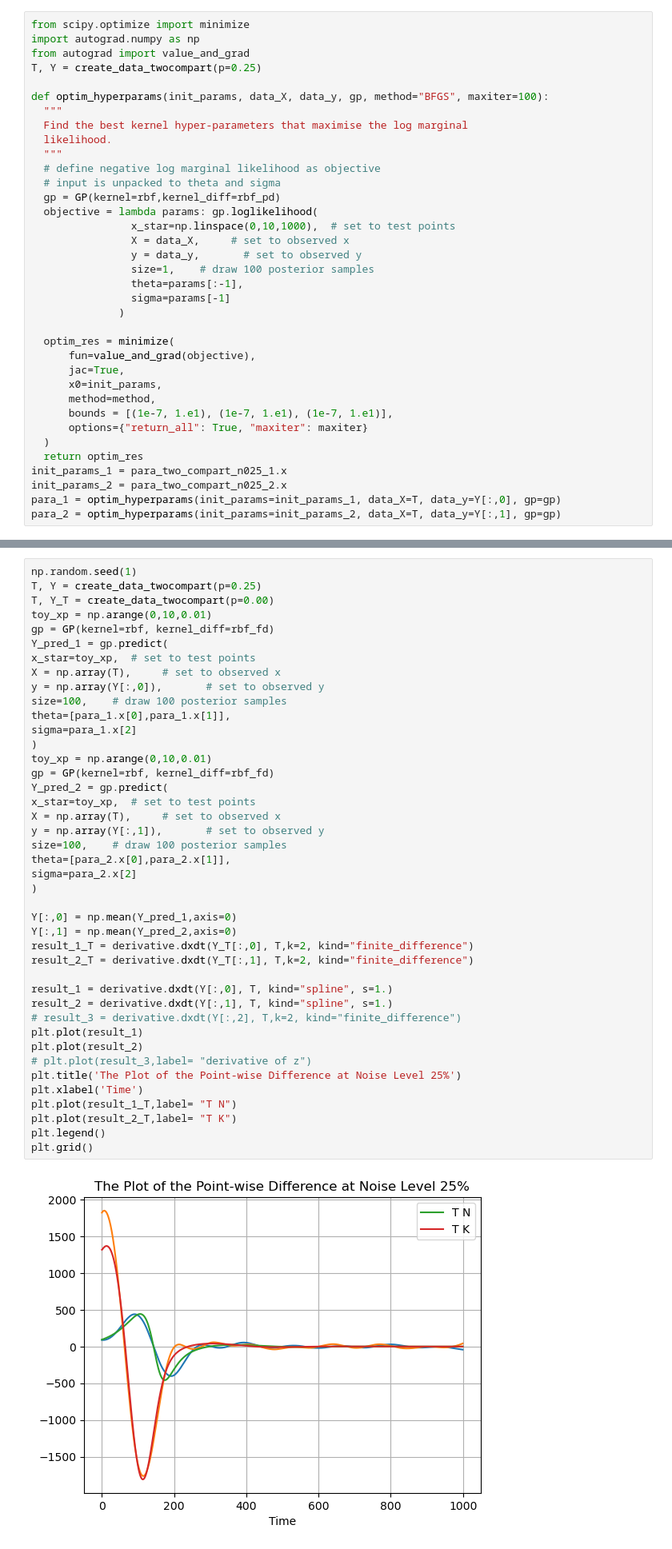
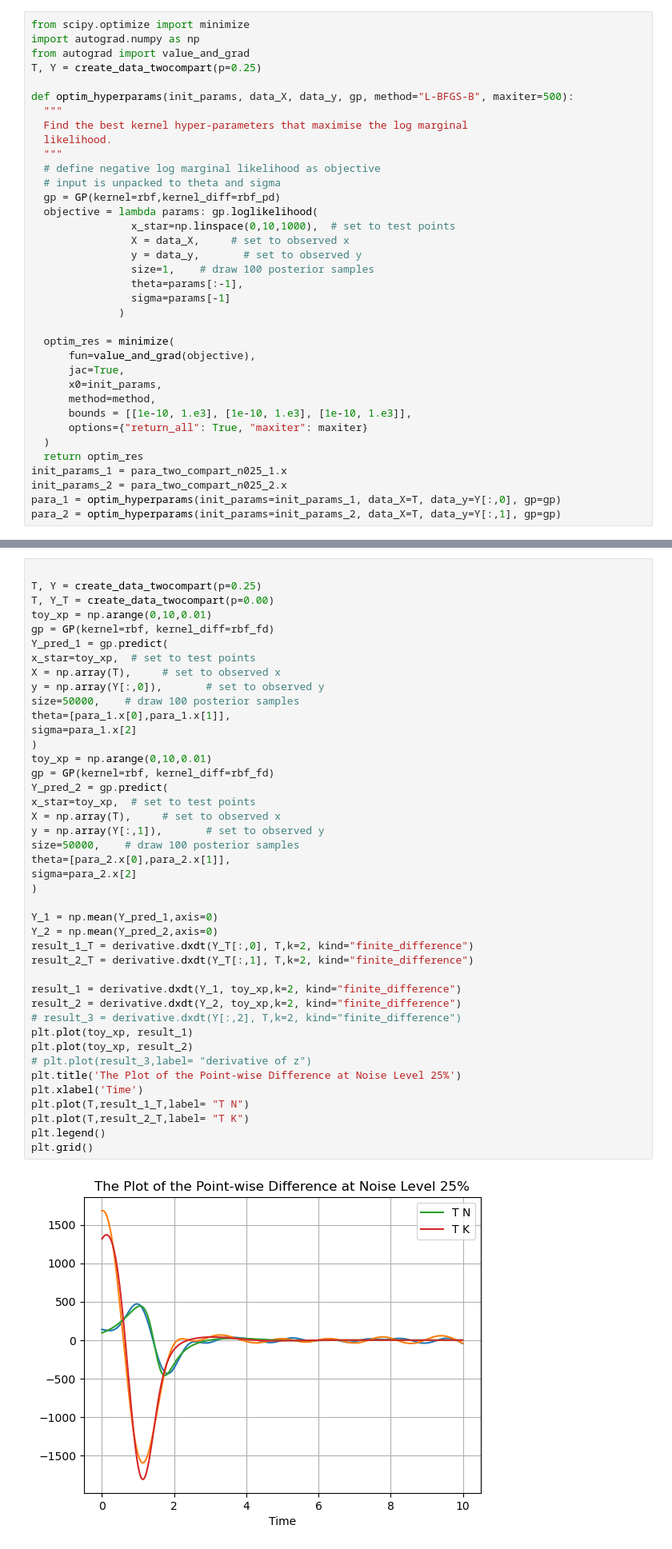
Before and after one commit to mm2319/M4R, a Jupyter notebook: test.ipynb, the cells around one changed output, grey strips where cells are left out. Shown at 80% size. Cells and saved outputs as stored; diff of their text form.

```diff
--- a/test.ipynb
+++ b/test.ipynb
@@ -476,7 +499,7 @@ import autograd.numpy as np
 from autograd import value_and_grad
 T, Y = create_data_twocompart(p=0.25)
 
-def optim_hyperparams(init_params, data_X, data_y, gp, method="BFGS", maxiter=100):
+def optim_hyperparams(init_params, data_X, data_y, gp, method="L-BFGS-B", maxiter=500):
   """
   Find the best kernel hyper-parameters that maximise the log marginal
   likelihood.
@@ -498,7 +521,7 @@ def optim_hyperparams(init_params, data_X, data_y, gp, method="BFGS", maxiter=10
       jac=True,
       x0=init_params,
       method=method,
-      bounds = [(1e-7, 1.e1), (1e-7, 1.e1), (1e-7, 1.e1)],
+      bounds = [[1e-10, 1.e3], [1e-10, 1.e3], [1e-10, 1.e3]],
       options={"return_all": True, "maxiter": maxiter}
   )
   return optim_res
@@ -509,44 +545,44 @@ para_2 = optim_hyperparams(init_params=init_params_2, data_X=T, data_y=Y[:,1], g
 # %%
-np.random.seed(1)
+
 T, Y = create_data_twocompart(p=0.25)
 T, Y_T = create_data_twocompart(p=0.00)
 toy_xp = np.arange(0,10,0.01)
 gp = GP(kernel=rbf, kernel_diff=rbf_fd)
 Y_pred_1 = gp.predict(
 x_star=toy_xp,  # set to test points
 X = np.array(T),     # set to observed x
 y = np.array(Y[:,0]),       # set to observed y
-size=100,    # draw 100 posterior samples
+size=50000,    # draw 100 posterior samples
 theta=[para_1.x[0],para_1.x[1]],
 sigma=para_1.x[2]
 )
 toy_xp = np.arange(0,10,0.01)
 gp = GP(kernel=rbf, kernel_diff=rbf_fd)
 Y_pred_2 = gp.predict(
 x_star=toy_xp,  # set to test points
 X = np.array(T),     # set to observed x
 y = np.array(Y[:,1]),       # set to observed y
-size=100,    # draw 100 posterior samples
+size=50000,    # draw 100 posterior samples
 theta=[para_2.x[0],para_2.x[1]],
 sigma=para_2.x[2]
 )
 
-Y[:,0] = np.mean(Y_pred_1,axis=0)
-Y[:,1] = np.mean(Y_pred_2,axis=0)
+Y_1 = np.mean(Y_pred_1,axis=0)
+Y_2 = np.mean(Y_pred_2,axis=0)
 result_1_T = derivative.dxdt(Y_T[:,0], T,k=2, kind="finite_difference")
 result_2_T = derivative.dxdt(Y_T[:,1], T,k=2, kind="finite_difference")
 
-result_1 = derivative.dxdt(Y[:,0], T, kind="spline", s=1.)
-result_2 = derivative.dxdt(Y[:,1], T, kind="spline", s=1.)
+result_1 = derivative.dxdt(Y_1, toy_xp,k=2, kind="finite_difference")
+result_2 = derivative.dxdt(Y_2, toy_xp,k=2, kind="finite_difference")
 # result_3 = derivative.dxdt(Y[:,2], T,k=2, kind="finite_difference")
-plt.plot(result_1)
-plt.plot(result_2)
+plt.plot(toy_xp, result_1)
+plt.plot(toy_xp, result_2)
 # plt.plot(result_3,label= "derivative of z")
 plt.title('The Plot of the Point-wise Difference at Noise Level 25%')
 plt.xlabel('Time')
-plt.plot(result_1_T,label= "T N")
-plt.plot(result_2_T,label= "T K")
+plt.plot(T,result_1_T,label= "T N")
+plt.plot(T,result_2_T,label= "T K")
 plt.legend()
 plt.grid()
 # %% [output]
-[figure, old version]
+[figure, new version]
```
Also changed, not shown: parts of 5 cells of this notebook, 1 other file.
